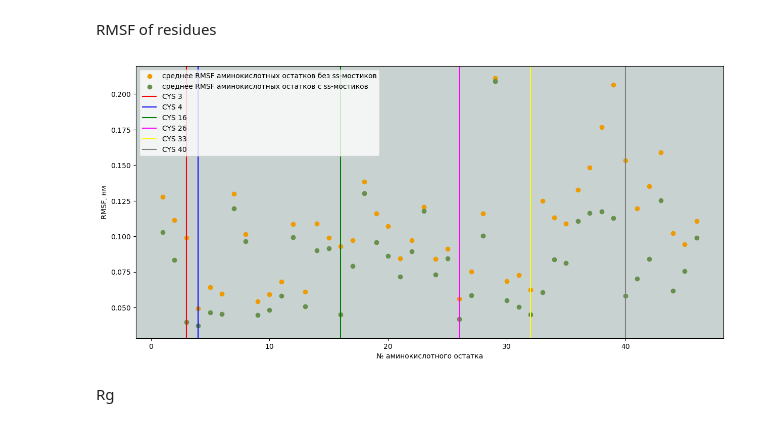
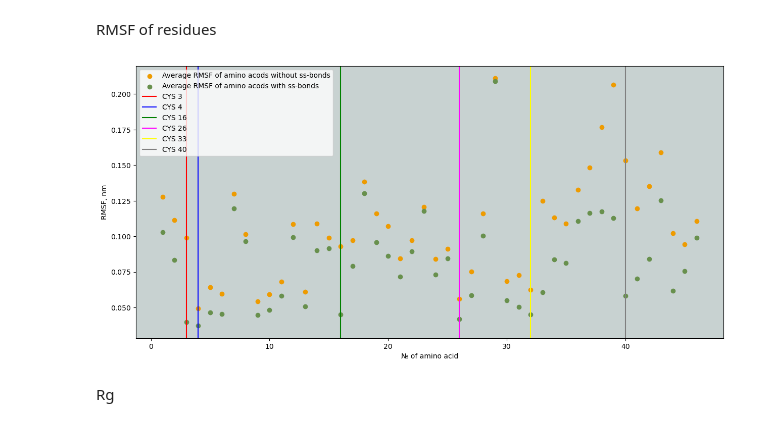
Before and after one commit to MVVdovina/BIOCAD_structural_biology, a Jupyter notebook: analysis/Trajectory_analysis.ipynb, the cells around one changed output. Cells and saved outputs as stored; diff of their text form; code cells hidden in the pictures.

```diff
--- a/analysis/Trajectory_analysis.ipynb
+++ b/analysis/Trajectory_analysis.ipynb
@@ -8,7 +10,7 @@ import matplotlib.pyplot as plt
 RMSD
 # %%
 # with ss-bridges
-file_path_with = f'./analysis/withss/rms_with.xvg'
+file_path_with = f'./withss/rms_with.xvg'
 with open(file_path_with, 'r') as file:
     lines = file.readlines()
 data_start_line = None
@@ -21,7 +23,7 @@ rms_with.columns = ['Time, ps','RMSD, nm']
 
 
 # without ss-bridges
-file_path_no = f'./no/rms_no.xvg'
+file_path_no = f'./noss/rms_no.xvg'
 with open(file_path_with, 'r') as file:
     lines = file.readlines()
 data_start_line = None
@@ -34,13 +36,13 @@ rms_no = pd.read_csv(file_path_no, sep=r'\s+', skiprows=data_start_line, header=
 rms_no.columns = ['Time, ps','RMSD, nm']
 
 plt.figure(figsize=(15, 7)) #.set_facecolor('#C8D2D1')
-plt.scatter(rms_with['Time, ps'], rms_no['RMSD, nm'], color = '#EE9B01', label='RMSD без ss-мостиков')
-plt.axhline(y=rms_no['RMSD, nm'].mean(), color = '#DA6A00', label='Среднее RMSD без ss-мостиков')
-plt.scatter(rms_with['Time, ps'], rms_with['RMSD, nm'], color = '#68904D',label='RMSD с ss-мостиков')
-plt.axhline(y=rms_with['RMSD, nm'].mean(), color = '#14471E', label='Среднее RMSD с ss-мостиками')
+plt.scatter(rms_with['Time, ps'], rms_no['RMSD, nm'], color = '#EE9B01', label='RMSD without ss-bonds')
+plt.axhline(y=rms_no['RMSD, nm'].mean(), color = '#DA6A00', label='Average RMSD without ss-bonds')
+plt.scatter(rms_with['Time, ps'], rms_with['RMSD, nm'], color = '#68904D',label='RMSD with ss-bonds')
+plt.axhline(y=rms_with['RMSD, nm'].mean(), color = '#14471E', label='Average RMSD with ss-bonds')
 plt.gca().set_facecolor('#C8D2D1')
-plt.xlabel('время, пс')
-plt.ylabel('RMSD, нм')
+plt.xlabel('Time, pс')
+plt.ylabel('RMSD, nm')
 plt.legend()
 plt.show()
 # %% [output]
@@ -49,7 +51,7 @@ plt.show()
 RMSF of residues
 # %%
 # with ss-bridges
-file_path_with = f'./with/rmsf-per-residue_with.xvg'
+file_path_with = f'./withss/rmsf-per-residue_with.xvg'
 with open(file_path_with, 'r') as file:
     lines = file.readlines()
 data_start_line = None
@@ -57,39 +59,39 @@ for line_index, line in enumerate(lines):
     if not line.startswith('#') and not line.startswith('@'):
         data_start_line = line_index
         break
 rms_with = pd.read_csv(file_path_with, sep=r'\s+', skiprows=data_start_line, header=None)
 rms_with.columns = ['res_num','RMSD, nm']
 
 
 # without ss-bridges
-file_path_no = f'./no/rmsf-per-residue.xvg'
+file_path_no = f'./noss/rmsf-per-residue.xvg'
 with open(file_path_with, 'r') as file:
     lines = file.readlines()
 data_start_line = None
 for line_index, line in enumerate(lines):
     if not line.startswith('#') and not line.startswith('@'):
         data_start_line = line_index
         break
 
 rms_no = pd.read_csv(file_path_no, sep=r'\s+', skiprows=data_start_line, header=None)
 rms_no.columns = ['res_num','RMSD, nm']
 
 plt.figure(figsize=(15, 7))
-plt.scatter(rms_with['res_num'], rms_no['RMSD, nm'],color = '#EE9B01', label='среднее RMSF аминокислотных остатков без ss-мостиков')
-plt.scatter(rms_with['res_num'], rms_with['RMSD, nm'],color = '#68904D', label='среднее RMSF аминокислотных остатков с ss-мостиков')
+plt.scatter(rms_with['res_num'], rms_no['RMSD, nm'],color = '#EE9B01', label='Average RMSF of amino acods without ss-bonds')
+plt.scatter(rms_with['res_num'], rms_with['RMSD, nm'],color = '#68904D', label='Average RMSF of amino acods with ss-bonds')
 plt.axvline(x=3, color = 'red', label='CYS 3')
 plt.axvline(x=4, color = 'blue', label='CYS 4')
 plt.axvline(x=16, color = 'green', label='CYS 16')
 plt.axvline(x=26, color = 'magenta', label='CYS 26')
 plt.axvline(x=32, color = 'yellow', label='CYS 33')
 plt.axvline(x=40, color = 'grey', label='CYS 40')
 plt.gca().set_facecolor('#C8D2D1')
-plt.xlabel('№ аминокислотного остатка')
-plt.ylabel('RMSF, нм')
+plt.xlabel('№ of amino acid')
+plt.ylabel('RMSF, nm')
 plt.legend()
 plt.show()
 # %% [output]
-[figure, old version]
+[figure, new version]
 # %% [markdown]
 Rg
 # %%
```
Also changed, not shown: parts of 7 cells of this notebook, 3 other files.
